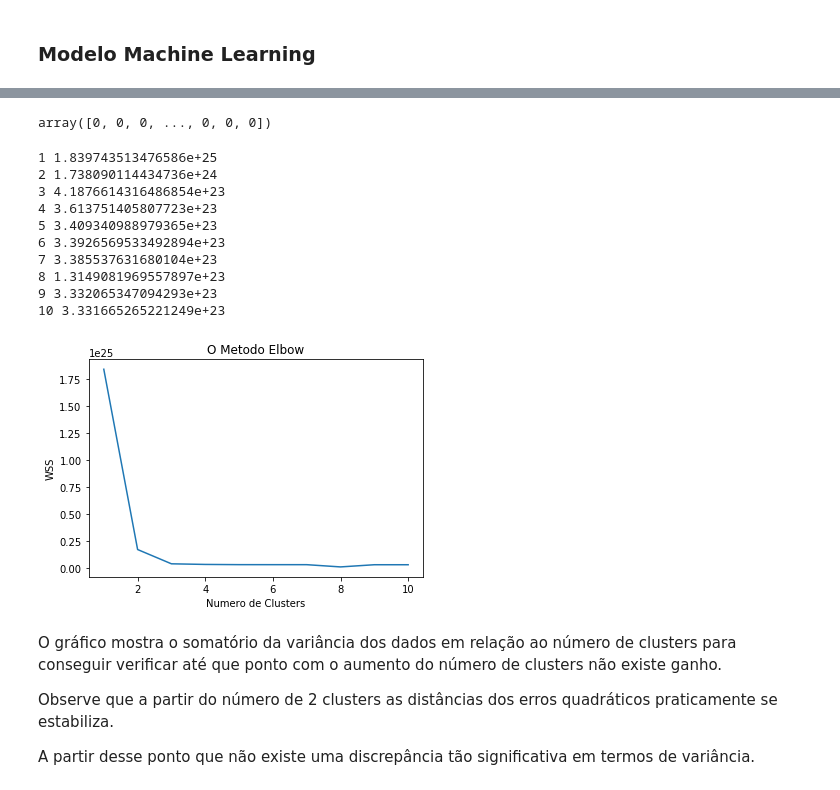
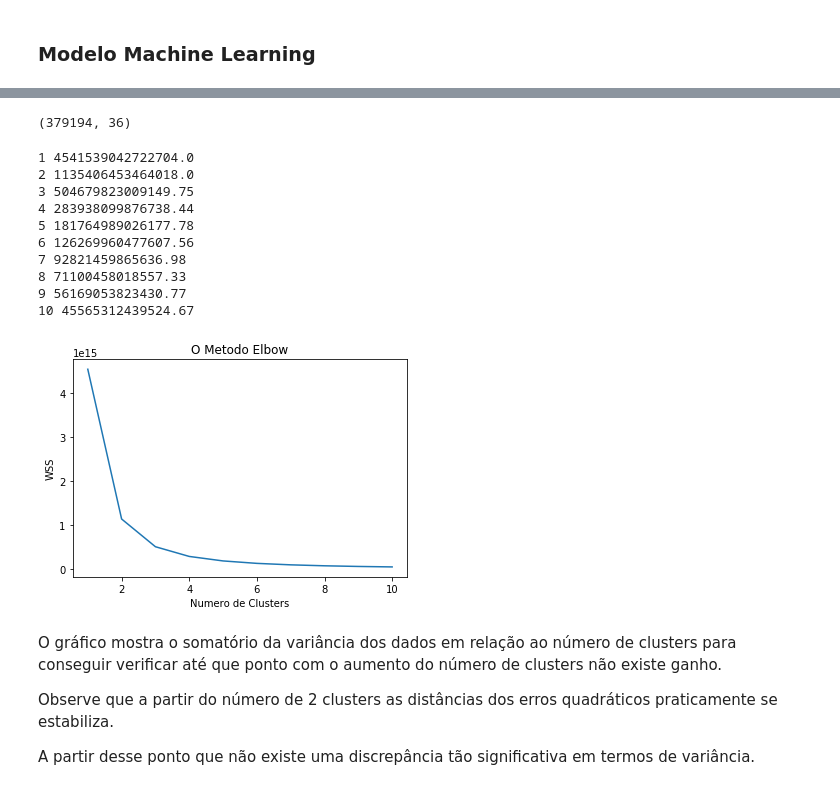
Before and after one commit to diasctiago/codenation, a Jupyter notebook: Desafio Final - Recomenda Leads/main.ipynb, the cells around one changed output, grey strips where cells are left out. Drawn from its saved outputs; the diff is of its cells as text; code cells hidden in the pictures.

```diff
--- a/Desafio Final - Recomenda Leads/main.ipynb
+++ b/Desafio Final - Recomenda Leads/main.ipynb
@@ -254,0 +280,12 @@ X = base.values
+# %%
+# Identificando os clientes na base de mercado
+df = df.join(df_clientes.set_index('id'), on='id')
+df_nao_nulos = df_nao_nulos.join(df_clientes.set_index('id'), on='id')
+# %%
+# Preenchendo os demais portifolios do mercado como 0
+df['portfolio'].fillna(0, inplace=True)
+df_nao_nulos['portfolio'].fillna(0, inplace=True)
+print('\n*** Base original***')
+print(df['portfolio'].value_counts())
+print('\n*** Base Após Tratamento***')
+print(df_nao_nulos['portfolio'].value_counts())
@@ -255,6 +364,10 @@ X = base.values
 # %% [markdown]
 ### Modelo Machine Learning
+# %%
+# Selecionando apenas as colunas numéricas
+colunas_number = list(df_nao_nulos.select_dtypes(include='number').columns)
+X = df_nao_nulos[colunas_number]
 # %%
-kmeans = KMeans(n_clusters = 2, init = 'random')
+kmeans = KMeans(n_clusters = 8, n_init=30, algorithm='full')
 kmeans.fit(X)
 # %% [output]
@@ -295,5 +409,4 @@ array([[1.93985046e+08, 1.97959341e+11],
-# %%
-labels = kmeans.labels_
-labels
-# %% [output]
-array([0, 0, 0, ..., 0, 0, 0])
+# %%
+df_nao_nulos.shape
+# %% [output]
+(379194, 36)
@@ -300,28 +417,28 @@ array([0, 0, 0, ..., 0, 0, 0])
 # %%
 wcss = []
 
 for i in range(1, 11):
-    kmeans = KMeans(n_clusters = i, init = 'random')
+    kmeans = KMeans(n_clusters = i)
     kmeans.fit(X)
     print (i, kmeans.inertia_)
     wcss.append(kmeans.inertia_)
 plt.plot(range(1, 11), wcss)
 plt.title('O Metodo Elbow')
 plt.xlabel('Numero de Clusters')
 plt.ylabel('WSS') #within cluster sum of squares
 plt.show()
 # %% [output]
-1 1.839743513476586e+25
-2 1.738090114434736e+24
-3 4.1876614316486854e+23
-4 3.613751405807723e+23
-5 3.409340988979365e+23
-6 3.3926569533492894e+23
-7 3.385537631680104e+23
-8 1.3149081969557897e+23
-9 3.332065347094293e+23
-10 3.331665265221249e+23
+1 4541539042722704.0
+2 1135406453464018.0
+3 504679823009149.75
+4 283938099876738.44
+5 181764989026177.78
+6 126269960477607.56
+7 92821459865636.98
+8 71100458018557.33
+9 56169053823430.77
+10 45565312439524.67
-[figure, old version]
+[figure, new version]
 # %% [markdown]
 O gráfico mostra o somatório da variância dos dados em relação ao número de clusters para conseguir verificar até que ponto com o aumento do número de clusters não existe ganho.
 
```
Also changed, not shown: parts of 28 cells of this notebook.
